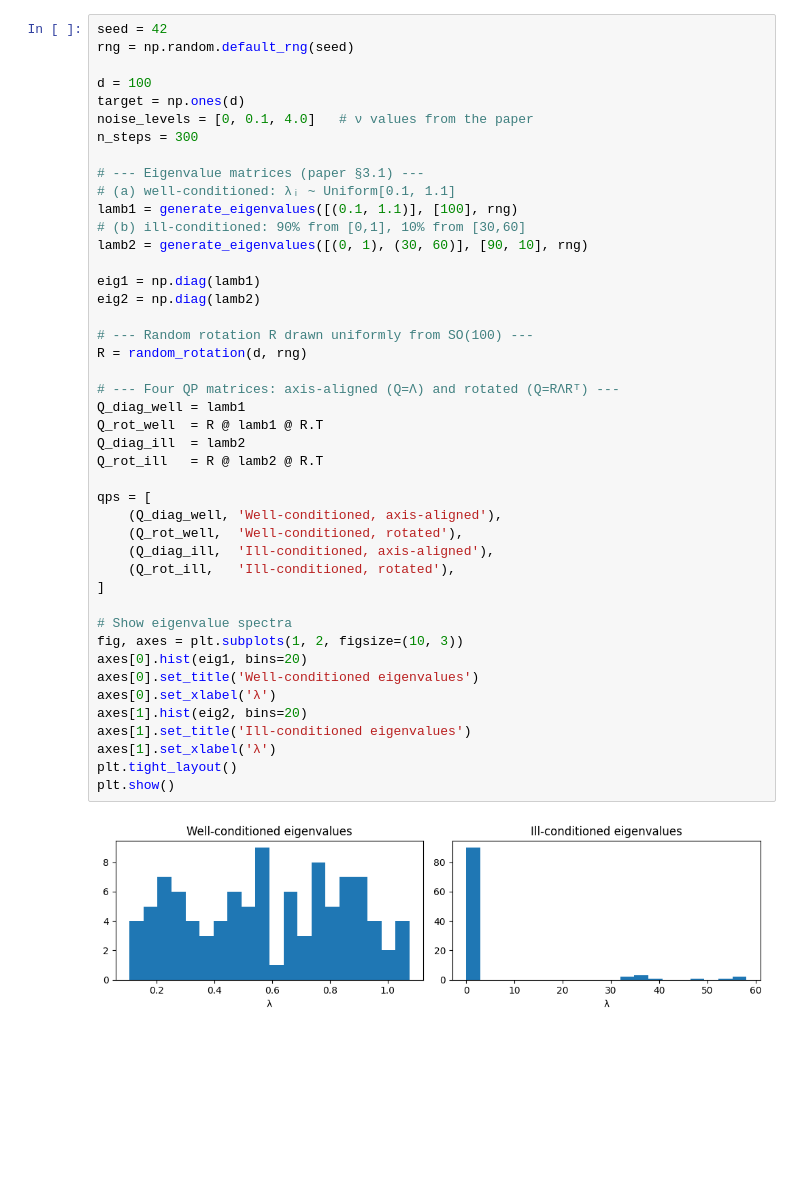
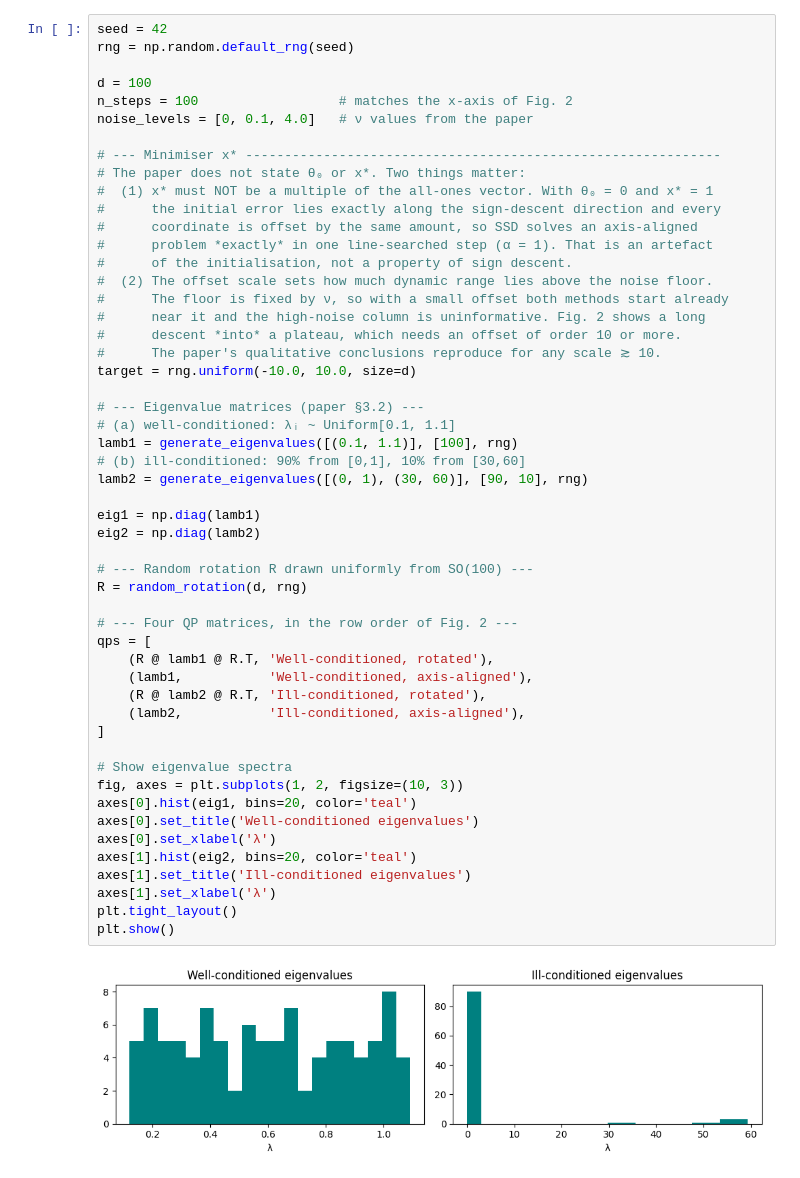
Before and after one commit to brendanbennett/reproducibility-challenge, a Jupyter notebook: sqv.ipynb, the cells around one changed output. Cells and saved outputs as stored; diff of their text form; blank space fills up the shorter version.

Commit message:
Fix figures

```diff
--- a/sqv.ipynb
+++ b/sqv.ipynb
@@ -90,48 +121,56 @@ def run_experiment(Q, target, nu, n_steps, rng):
 # %%
 seed = 42
 rng = np.random.default_rng(seed)
 
 d = 100
-target = np.ones(d)
+n_steps = 100                  # matches the x-axis of Fig. 2
 noise_levels = [0, 0.1, 4.0]   # ν values from the paper
-n_steps = 300
 
-# --- Eigenvalue matrices (paper §3.1) ---
+# --- Minimiser x* -------------------------------------------------------------
+# The paper does not state θ₀ or x*. Two things matter:
+#  (1) x* must NOT be a multiple of the all-ones vector. With θ₀ = 0 and x* = 1
+#      the initial error lies exactly along the sign-descent direction and every
+#      coordinate is offset by the same amount, so SSD solves an axis-aligned
+#      problem *exactly* in one line-searched step (α = 1). That is an artefact
+#      of the initialisation, not a property of sign descent.
+#  (2) The offset scale sets how much dynamic range lies above the noise floor.
+#      The floor is fixed by ν, so with a small offset both methods start already
+#      near it and the high-noise column is uninformative. Fig. 2 shows a long
+#      descent *into* a plateau, which needs an offset of order 10 or more.
+#      The paper's qualitative conclusions reproduce for any scale ≳ 10.
+target = rng.uniform(-10.0, 10.0, size=d)
+
+# --- Eigenvalue matrices (paper §3.2) ---
 # (a) well-conditioned: λᵢ ~ Uniform[0.1, 1.1]
 lamb1 = generate_eigenvalues([(0.1, 1.1)], [100], rng)
 # (b) ill-conditioned: 90% from [0,1], 10% from [30,60]
 lamb2 = generate_eigenvalues([(0, 1), (30, 60)], [90, 10], rng)
 
 eig1 = np.diag(lamb1)
 eig2 = np.diag(lamb2)
 
 # --- Random rotation R drawn uniformly from SO(100) ---
 R = random_rotation(d, rng)
 
-# --- Four QP matrices: axis-aligned (Q=Λ) and rotated (Q=RΛRᵀ) ---
-Q_diag_well = lamb1
-Q_rot_well  = R @ lamb1 @ R.T
-Q_diag_ill  = lamb2
-Q_rot_ill   = R @ lamb2 @ R.T
-
+# --- Four QP matrices, in the row order of Fig. 2 ---
 qps = [
-    (Q_diag_well, 'Well-conditioned, axis-aligned'),
-    (Q_rot_well,  'Well-conditioned, rotated'),
-    (Q_diag_ill,  'Ill-conditioned, axis-aligned'),
-    (Q_rot_ill,   'Ill-conditioned, rotated'),
+    (R @ lamb1 @ R.T, 'Well-conditioned, rotated'),
+    (lamb1,           'Well-conditioned, axis-aligned'),
+    (R @ lamb2 @ R.T, 'Ill-conditioned, rotated'),
+    (lamb2,           'Ill-conditioned, axis-aligned'),
 ]
 
 # Show eigenvalue spectra
 fig, axes = plt.subplots(1, 2, figsize=(10, 3))
-axes[0].hist(eig1, bins=20)
+axes[0].hist(eig1, bins=20, color='teal')
 axes[0].set_title('Well-conditioned eigenvalues')
 axes[0].set_xlabel('λ')
-axes[1].hist(eig2, bins=20)
+axes[1].hist(eig2, bins=20, color='teal')
 axes[1].set_title('Ill-conditioned eigenvalues')
 axes[1].set_xlabel('λ')
 plt.tight_layout()
 plt.show()
 # %% [output]
-[figure, old version]
+[figure, new version]
 # %%
 steps = np.arange(n_steps + 1)
```
Also changed, not shown: parts of 2 cells of this notebook, 4 other files.
